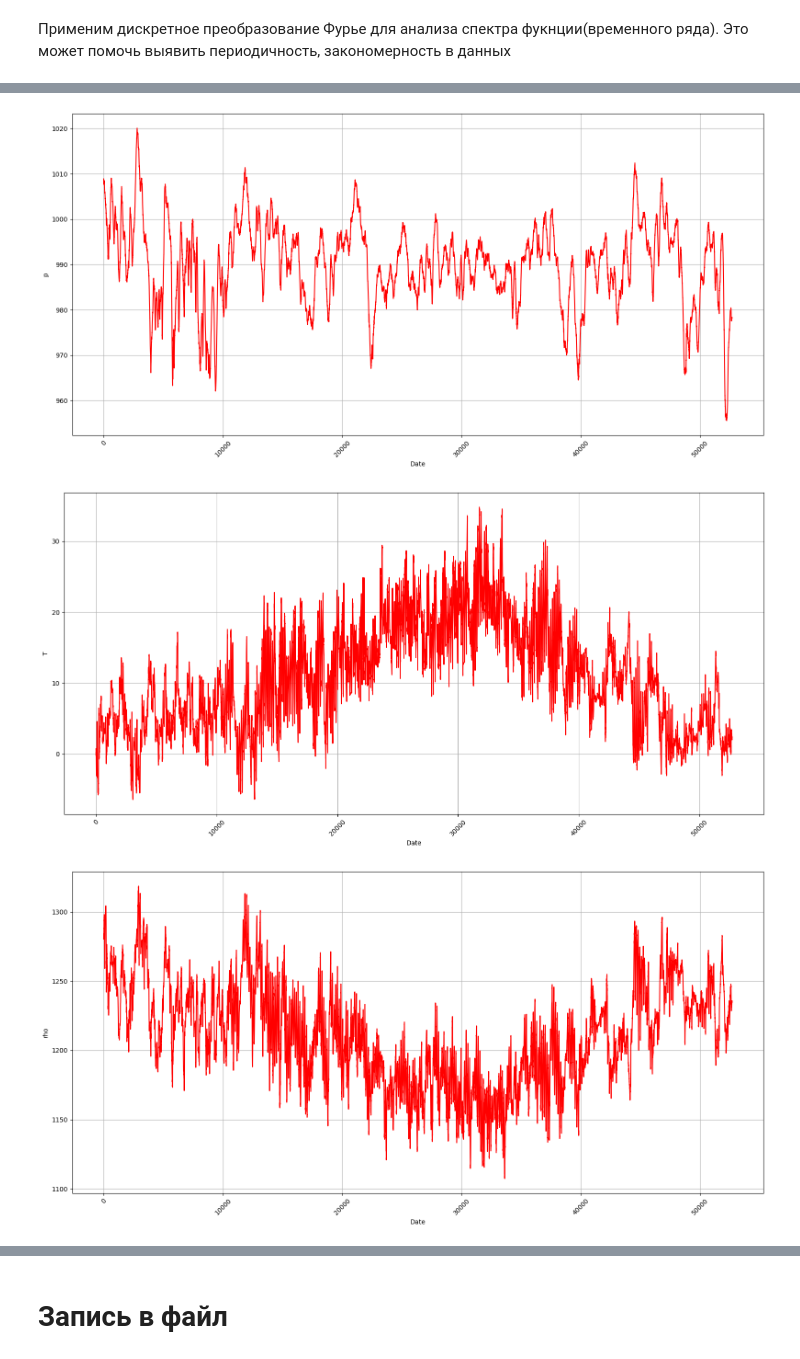
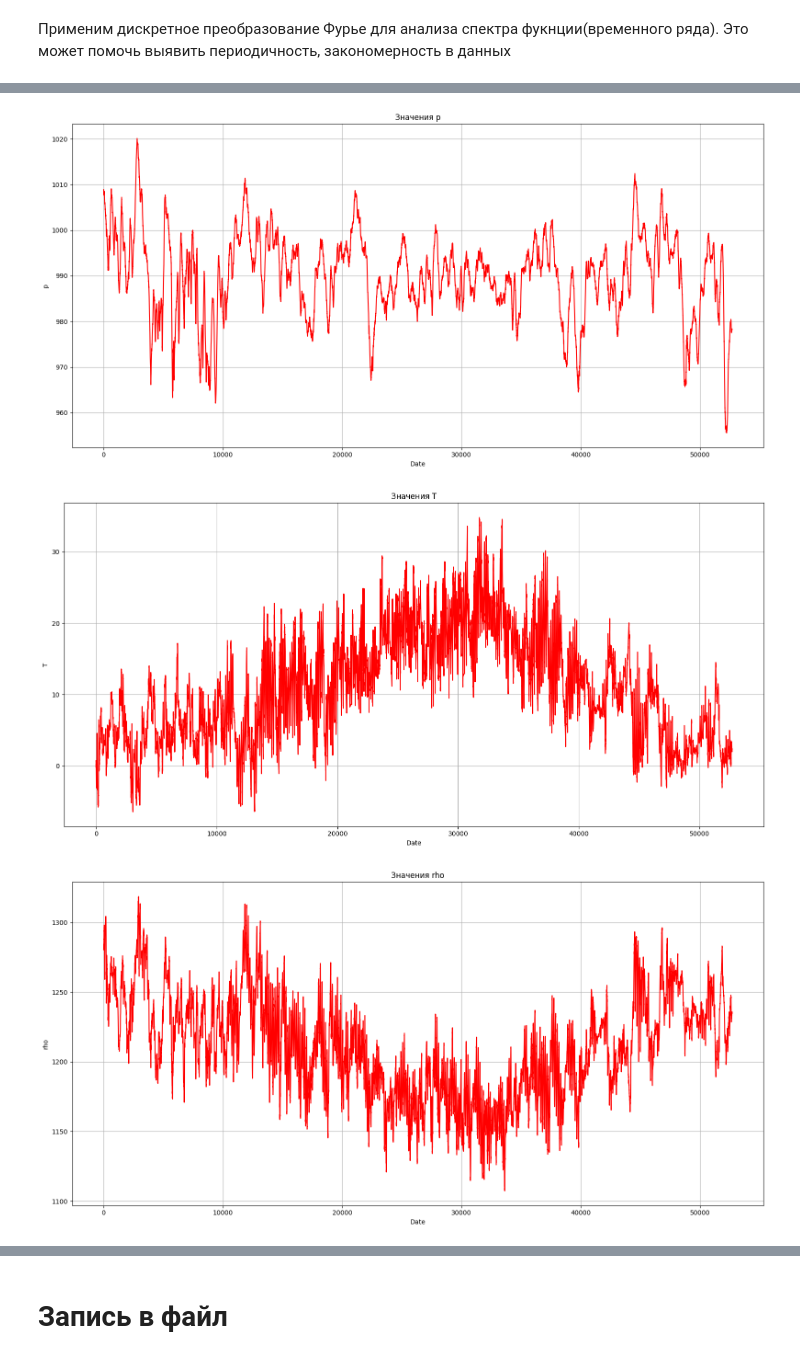
Before and after one commit to Sceptic101-tech/ITSC, a Jupyter notebook: time_series.ipynb, the cells around one changed output, grey strips where cells are left out. Drawn from its saved outputs; the diff is of its cells as text; code cells hidden in the pictures.

```diff
--- a/time_series.ipynb
+++ b/time_series.ipynb
@@ -155,6 +113,3 @@ df['wd_name'] = df['wd'].apply(degrees_to_direction)
-# %%
-df['wd_cos'] = df['wd'].apply(lambda x: np.cos(x))
-df['wd_sin'] = df['wd'].apply(lambda x: np.sin(x))
 # %% [markdown]
 "Роза ветров"
 # %%
@@ -173,4 +152,9 @@ sns.violinplot(data=df, x="wd_name", y="month",split=True, inner=None, ax=ax)
 Можно сделать вывод, что южные ветра дуют преимущественно в начале и конце года, а северные - в середине
 # %% [markdown]
 Применим дискретное преобразование Фурье для анализа спектра фукнции(временного ряда). Это может помочь выявить периодичность, закономерность в данных
+# %%
+SAMPLING_INTERVAL = 10  # минуты дельты записей
+SAMPLES_PER_DAY = int((24*60)/SAMPLING_INTERVAL)  # 24ч * 60мин / 10мин = количестов записей за 1 день
+SAMPLES_PER_WEEK = int((7*24*60)/SAMPLING_INTERVAL)
+SAMPLES_PER_MONTH = int(((365/12)*24*60)/SAMPLING_INTERVAL)
 # %%
@@ -223,7 +202,7 @@ def visualise_fft(series, feature_name, key):
             print(f"{freq:.4f} Гц \t период: {period:.4f} {key} \t Амплитуда: {amp:.4f}")
 # %%
 # Признаки, которые, как мне кажется, фундаментальны(не выражаются через другие)
-valid_cols = ['p', 'T', 'rho', 'wv', 'SWDR', 'PAR']
+valid_cols = ['p', 'T', 'rho', 'wv', 'SWDR', 'PAR', 'wd']
 for feature in valid_cols:
     visualise_fft(df[feature], feature, 'day')
 # %% [output]
@@ -272,3 +257,0 @@ for feature in valid_cols:
-# %%
-feature = 'wd'
-visualise_fft(df[feature], feature, 'day')
@@ -318,20 +291,20 @@ def create_feature_fft(data, feature_name):
 # for feature in valid_cols:
 #     df = create_feature_fft(df, feature)
 # %%
-features_to_viz = ['p', 'T', 'rho']
+features_to_viz = valid_cols
 
 for feature in features_to_viz:
     plt.figure(figsize=(16, 8))
     plt.plot(df[feature], linestyle='-', color='red')
 
     plt.xlabel('Date')
     plt.ylabel(feature)
     plt.grid(True)
+    plt.title(f'Значения {feature}')
 
-    plt.xticks(rotation=45)
     plt.tight_layout()
     plt.show()
 # %% [output]
-[figure, old version]
+[figure, new version]
-[figure, old version]
+[figure, new version]
-[figure, old version]
+[figure, new version]
```
Also changed, not shown: parts of 53 cells of this notebook.
